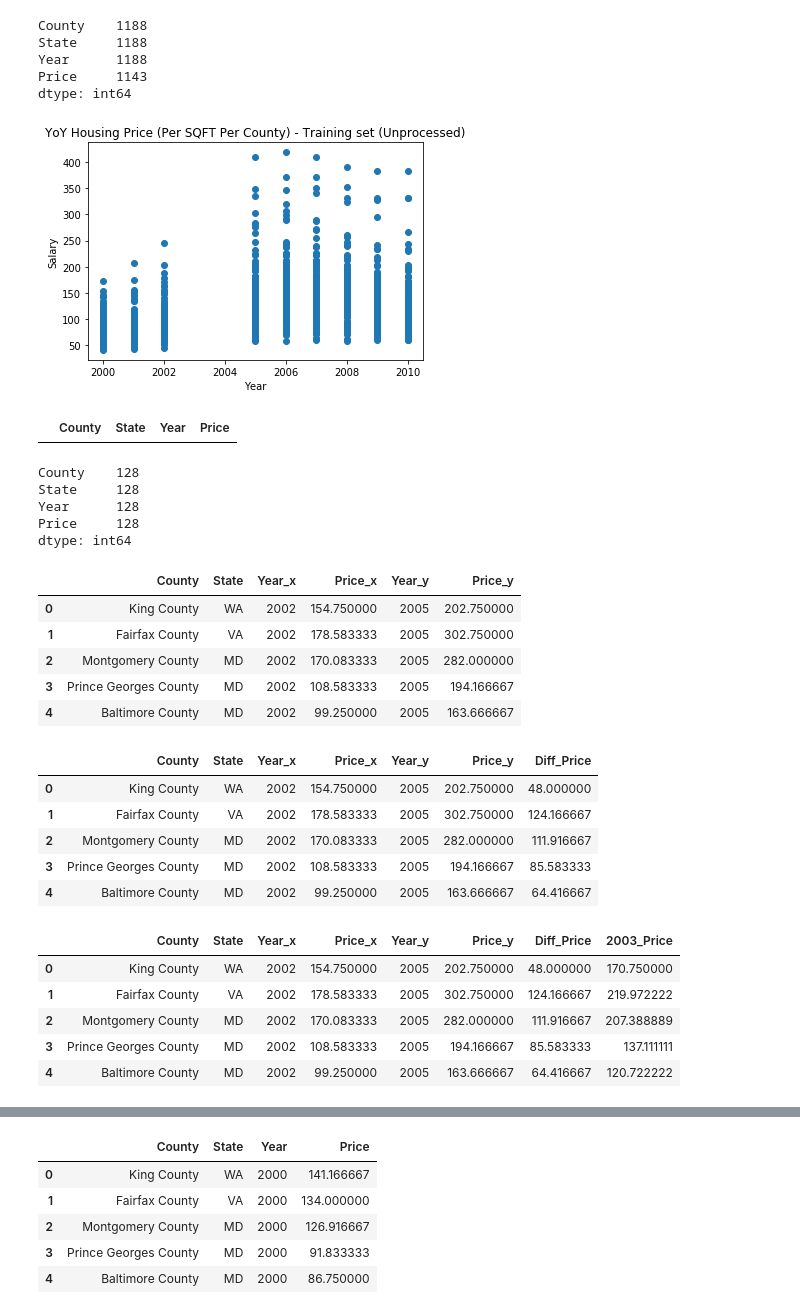
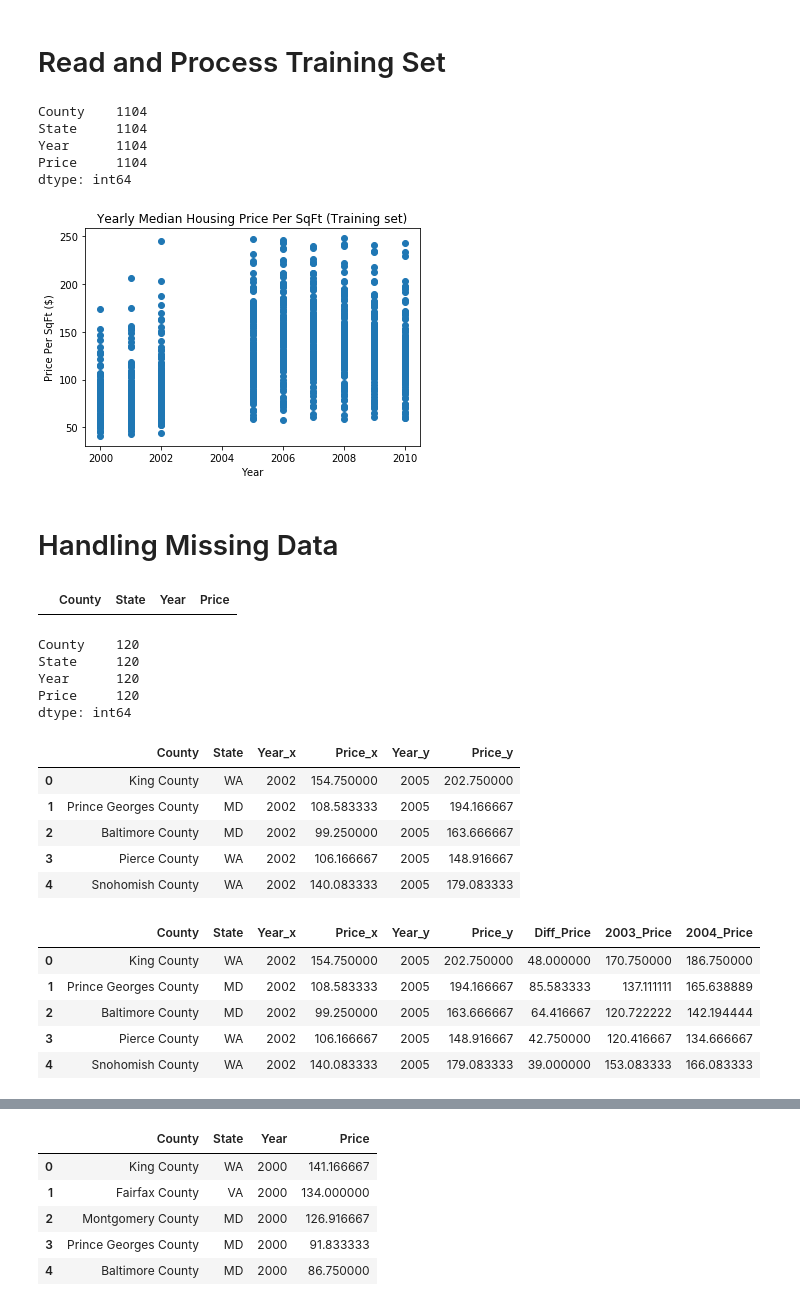
Before and after one commit to Nishadows/housingmarket, a Jupyter notebook: nireesha_folder/LR_Model_HMA.ipynb, the cells around one changed output, grey strips where cells are left out. Cells and saved outputs as stored; diff of their text form; code cells hidden in the pictures.

```diff
--- a/nireesha_folder/LR_Model_HMA.ipynb
+++ b/nireesha_folder/LR_Model_HMA.ipynb
@@ -14,23 +14,40 @@ from sklearn.preprocessing import StandardScaler
 
 import seaborn as sns
 from math import sqrt
+# %%
+# Function to Remove Outliers
+def remove_outlier(df, col):
+  q1 = df[col].quantile(0.25)
+  q3 = df[col].quantile(0.75)
+  iqr = q3 - q1
+  lower_bound  = q1 - (1.5  * iqr)
+  upper_bound = q3 + (1.5 * iqr)
+  out_df = df.loc[(df[col] > lower_bound) & (df[col] < upper_bound)]
+  return out_df
+# %% [markdown]
+# Read and Process Training Set
 # %%
 # Read Housing Price Training Data
 training_df = pd.read_csv("MLResources/realestate_all_train.csv")
+
+# Remove outliers - Training Data
+training_df = remove_outlier(training_df,"Price")
+training_df.reset_index(drop=True, inplace=True)
+
 training_df.head()
 training_df.count()
 # %% [output]
-County    1188
-State     1188
-Year      1188
-Price     1143
+County    1104
+State     1104
+Year      1104
+Price     1104
 dtype: int64
 # %%
 # Plot Training Data - YoY Price of All Counties
 plt.plot(training_df['Year'], training_df['Price'],'o')
-plt.title('YoY Housing Price (Per SQFT Per County) - Training set (Unprocessed)')
+plt.title('Yearly Median Housing Price Per SqFt (Training set)')
 plt.xlabel('Year')
-plt.ylabel('Salary')
+plt.ylabel('Price Per SqFt ($)')
 plt.show()
 # %% [output]
-[figure, old version]
+[figure, new version]
@@ -40,3 +54,5 @@ plt.show()
+# %% [markdown]
+# Handling Missing Data
 # %%
 # Handle missing data
 missing_df = training_df.loc[training_df['Year'].isin(['2003','2004'])]
@@ -46,5 +65,5 @@ missing_df.head()
 # %%
-# Backfill missing data for 2003 and 2004 from 2002 and 2005
+# Backfill missing data for 2003 and 2004 from a median of 2002 and 2005
 backfill_2002_df = training_df.loc[training_df['Year'].isin(['2002'])]
 backfill_2005_df = training_df.loc[training_df['Year'].isin(['2005'])]
 backfill_2002_df = backfill_2002_df.dropna()
@@ -52,39 +71,30 @@ backfill_2005_df = backfill_2005_df.dropna()
 backfill_2002_df.count()
 backfill_2005_df.count()
 # %% [output]
-County    128
-State     128
-Year      128
-Price     128
+County    120
+State     120
+Year      120
+Price     120
 dtype: int64
 # %%
 backfill_df = backfill_2002_df.merge(backfill_2005_df, on=['County','State'], how='inner')
 backfill_df.head()
-# backfill_df.count()
 # %% [output]
 |  | County | State | Year_x | Price_x | Year_y | Price_y |
 | 0 | King County | WA | 2002 | 154.750000 | 2005 | 202.750000 |
-| 1 | Fairfax County | VA | 2002 | 178.583333 | 2005 | 302.750000 |
-| 2 | Montgomery County | MD | 2002 | 170.083333 | 2005 | 282.000000 |
-| 3 | Prince Georges County | MD | 2002 | 108.583333 | 2005 | 194.166667 |
-| 4 | Baltimore County | MD | 2002 | 99.250000 | 2005 | 163.666667 |
+| 1 | Prince Georges County | MD | 2002 | 108.583333 | 2005 | 194.166667 |
+| 2 | Baltimore County | MD | 2002 | 99.250000 | 2005 | 163.666667 |
+| 3 | Pierce County | WA | 2002 | 106.166667 | 2005 | 148.916667 |
+| 4 | Snohomish County | WA | 2002 | 140.083333 | 2005 | 179.083333 |
 # %%
 backfill_df['Diff_Price'] = backfill_df['Price_y'] - backfill_df['Price_x']
+backfill_df['2003_Price'] = backfill_df['Diff_Price']/3 + backfill_df['Price_x']
+backfill_df['2004_Price'] = backfill_df['Price_y'] - backfill_df['Diff_Price']/3
 backfill_df.head()
 # %% [output]
-|  | County | State | Year_x | Price_x | Year_y | Price_y | Diff_Price |
-| 0 | King County | WA | 2002 | 154.750000 | 2005 | 202.750000 | 48.000000 |
-| 1 | Fairfax County | VA | 2002 | 178.583333 | 2005 | 302.750000 | 124.166667 |
-| 2 | Montgomery County | MD | 2002 | 170.083333 | 2005 | 282.000000 | 111.916667 |
-| 3 | Prince Georges County | MD | 2002 | 108.583333 | 2005 | 194.166667 | 85.583333 |
-| 4 | Baltimore County | MD | 2002 | 99.250000 | 2005 | 163.666667 | 64.416667 |
+|  | County | State | Year_x | Price_x | Year_y | Price_y | Diff_Price | 2003_Price | 2004_Price |
+| 0 | King County | WA | 2002 | 154.750000 | 2005 | 202.750000 | 48.000000 | 170.750000 | 186.750000 |
+| 1 | Prince Georges County | MD | 2002 | 108.583333 | 2005 | 194.166667 | 85.583333 | 137.111111 | 165.638889 |
+| 2 | Baltimore County | MD | 2002 | 99.250000 | 2005 | 163.666667 | 64.416667 | 120.722222 | 142.194444 |
+| 3 | Pierce County | WA | 2002 | 106.166667 | 2005 | 148.916667 | 42.750000 | 120.416667 | 134.666667 |
+| 4 | Snohomish County | WA | 2002 | 140.083333 | 2005 | 179.083333 | 39.000000 | 153.083333 | 166.083333 |
-# %%
-backfill_df['2003_Price'] = backfill_df['Diff_Price']/3 + backfill_df['Price_x']
-backfill_df.head()
-# %% [output]
-|  | County | State | Year_x | Price_x | Year_y | Price_y | Diff_Price | 2003_Price |
-| 0 | King County | WA | 2002 | 154.750000 | 2005 | 202.750000 | 48.000000 | 170.750000 |
-| 1 | Fairfax County | VA | 2002 | 178.583333 | 2005 | 302.750000 | 124.166667 | 219.972222 |
-| 2 | Montgomery County | MD | 2002 | 170.083333 | 2005 | 282.000000 | 111.916667 | 207.388889 |
-| 3 | Prince Georges County | MD | 2002 | 108.583333 | 2005 | 194.166667 | 85.583333 | 137.111111 |
-| 4 | Baltimore County | MD | 2002 | 99.250000 | 2005 | 163.666667 | 64.416667 | 120.722222 |
```
Also changed, not shown: parts of 68 cells of this notebook.
